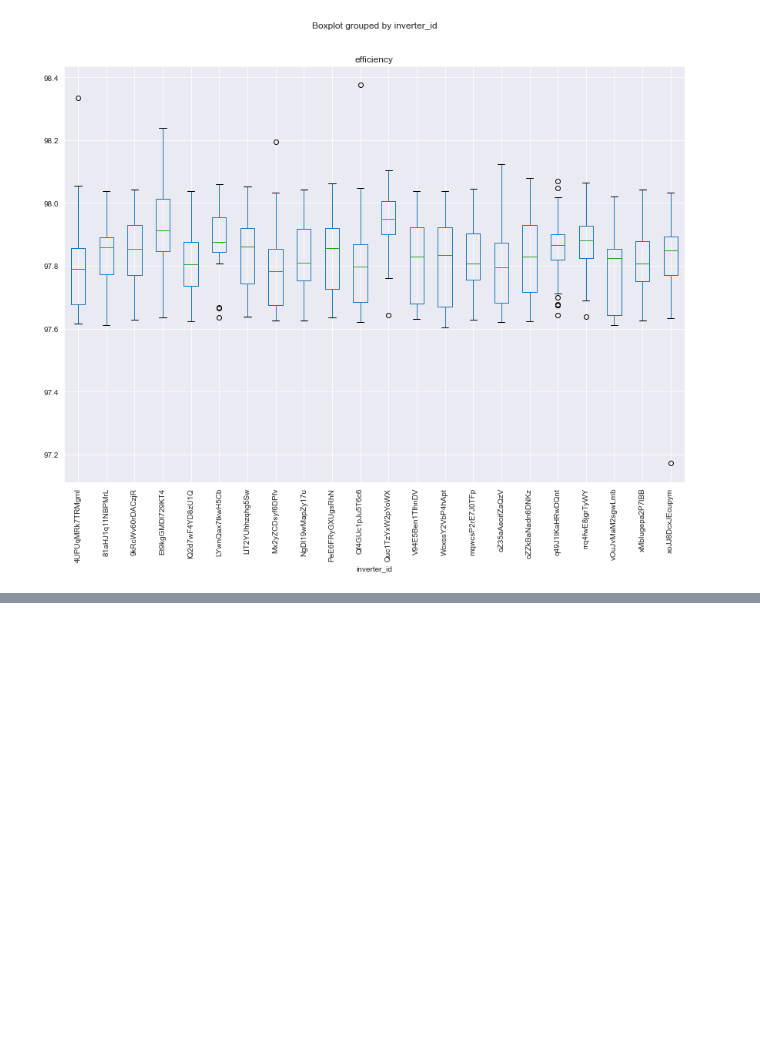
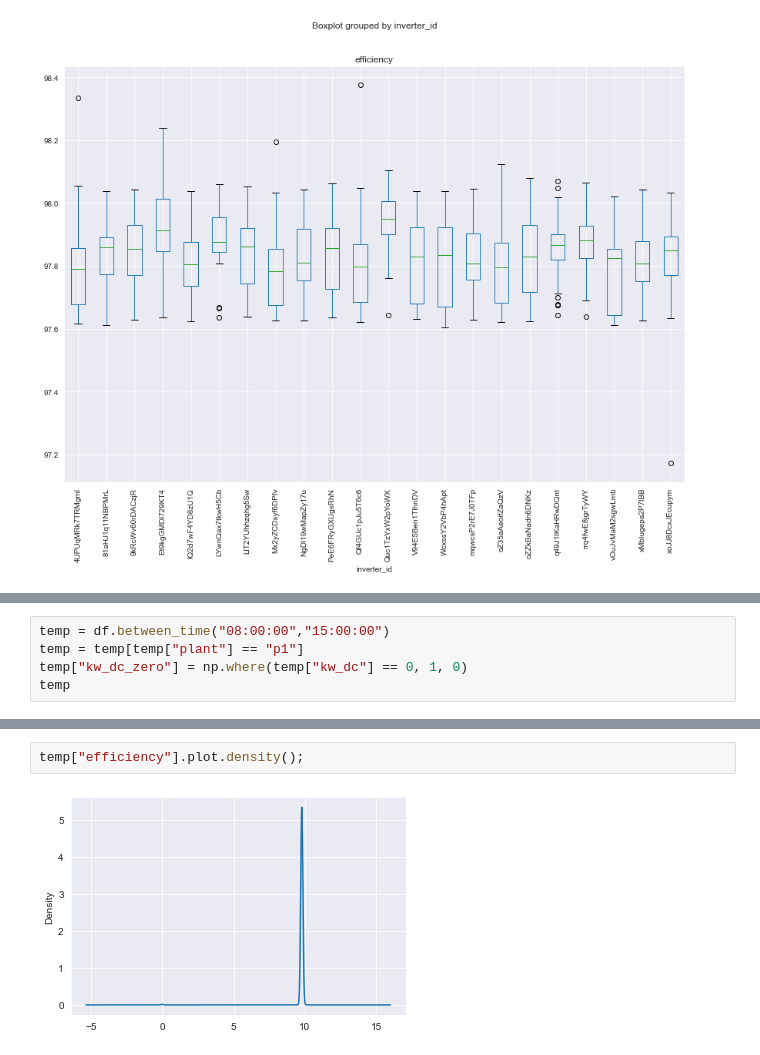
Before and after one commit to luis-cj/data-science-solar-power-plant, a Jupyter notebook: solar_power_plant_part_3.ipynb, the cells around one changed output, grey strips where cells are left out. Cells and saved outputs as stored; diff of their text form; blank space fills up the shorter version.

```diff
--- a/solar_power_plant_part_3.ipynb
+++ b/solar_power_plant_part_3.ipynb
@@ -550,0 +565,5 @@ plt.xticks(rotation=90);
+# %%
+temp = df.between_time("08:00:00","15:00:00")
+temp = temp[temp["plant"] == "p1"]
+temp["kw_dc_zero"] = np.where(temp["kw_dc"] == 0, 1, 0)
+temp
@@ -550,0 +585,4 @@ plt.xticks(rotation=90);
+# %%
+temp["efficiency"].plot.density();
+# %% [output]
+[figure, added]
```
Also changed, not shown: parts of 14 cells of this notebook.
